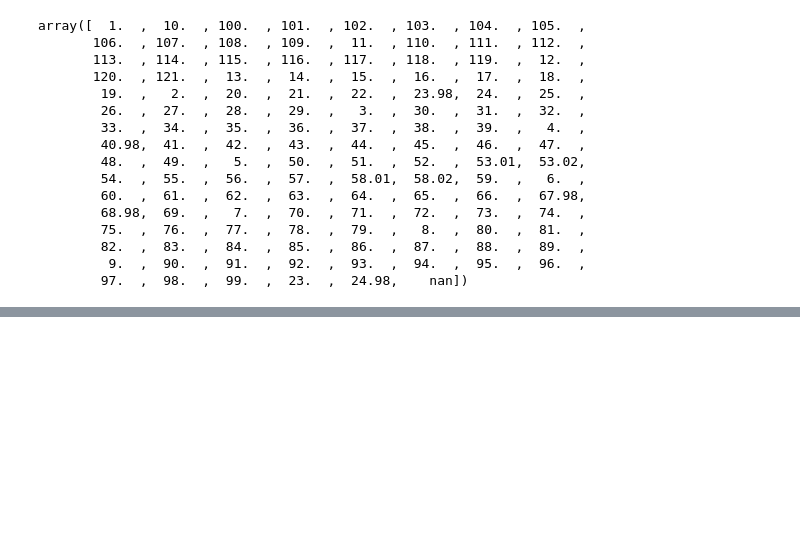
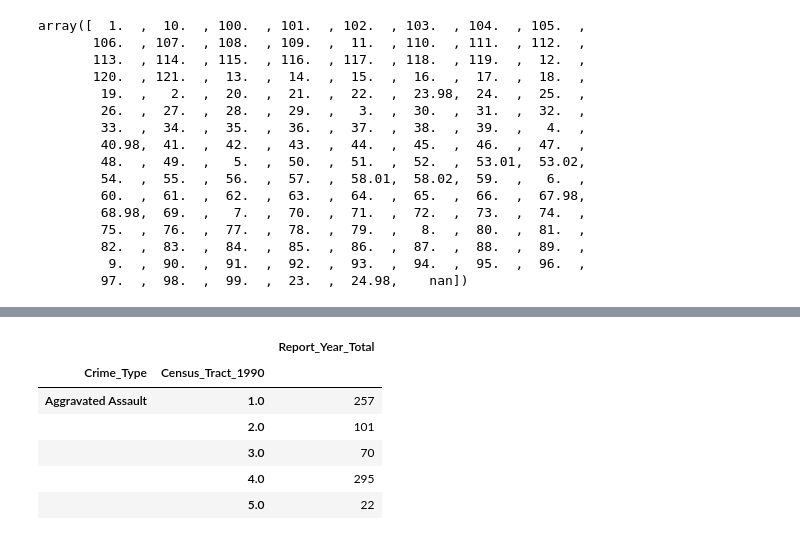
Before and after one commit to RaymondDashWu/seattle-crime-takehome-project, a Jupyter notebook: Seattle Crime Data Analysis.ipynb, the cells around one changed output, grey strips where cells are left out. Drawn from its saved outputs; the diff is of its cells as text; code cells hidden in the pictures; blank space fills up the shorter version.

```diff
--- a/Seattle Crime Data Analysis.ipynb
+++ b/Seattle Crime Data Analysis.ipynb
@@ -196,0 +187,12 @@ array([  1.  ,  10.  , 100.  , 101.  , 102.  , 103.  , 104.  , 105.  ,
+# %%
+query_df_past = pd.DataFrame(df_past.groupby(['Crime_Type', 'Census_Tract_1990'])['Report_Year_Total'].sum())
+# %%
+query_df_past.head()
+# %% [output]
+|  |  | Report_Year_Total |
+| Crime_Type | Census_Tract_1990 |  |
+| Aggravated Assault | 1.0 | 257 |
+|  | 2.0 | 101 |
+|  | 3.0 | 70 |
+|  | 4.0 | 295 |
+|  | 5.0 | 22 |
```
Also changed, not shown: parts of 6 cells of this notebook.
